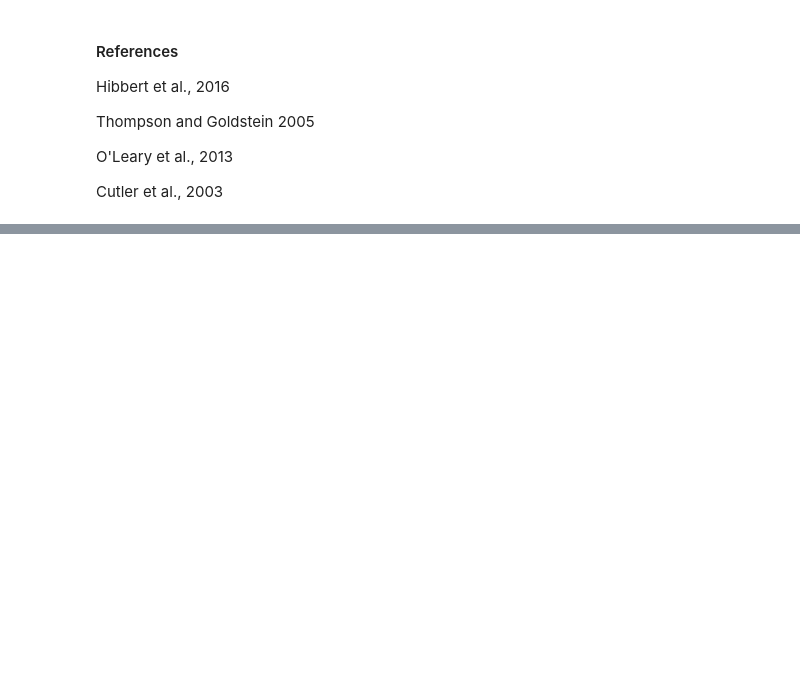
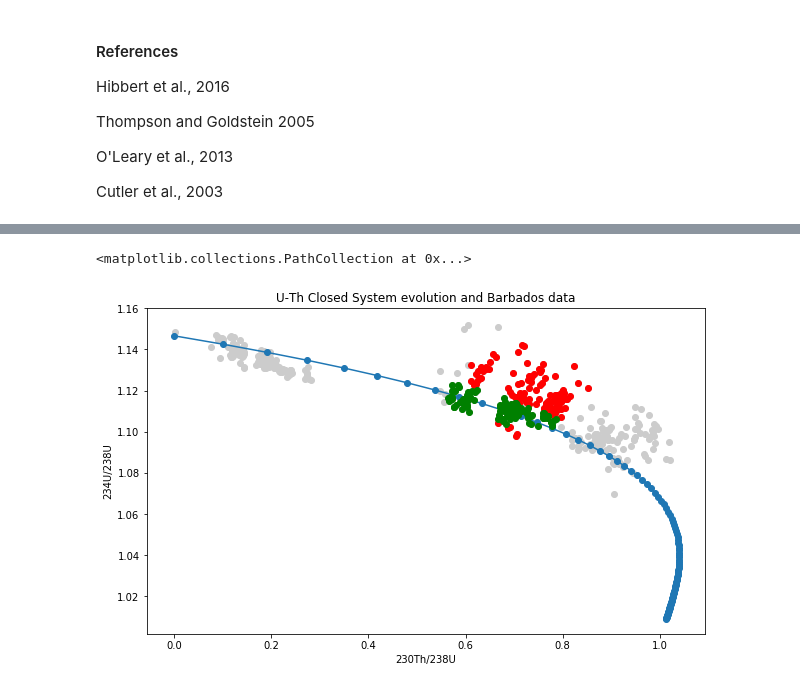
Before and after one commit to mcashman/RCES_FinalProject, a Jupyter notebook: RCES-Final_Project_SLCurve.ipynb, the cells around one changed output, grey strips where cells are left out. Saved outputs shown, nothing was run; the diff lists cells and outputs as text; code cells hidden in the pictures; blank space fills up the shorter version.

```diff
--- a/RCES-Final_Project_SLCurve.ipynb
+++ b/RCES-Final_Project_SLCurve.ipynb
@@ -182,6 +141,0 @@ barbados = barbados[pd.notnull(barbados['conv_age'])]
-# %%
-barbados = barbados.sort_values('age_ka')
-
-#Isolate MIS 5
-barbados_mis5 = barbados[barbados.age_ka >= 75000]
-barbados_mis5 = barbados_mis5[barbados_mis5.age_ka <= 135000]
@@ -329,0 +157,3 @@ barbados_mis5.join(SL)
+# %%
+#Calculate the conventional ages for all barbados samples
+barbados['conv_age'] = conv_age(barbados['Th230_U238_act_ref'].values, barbados['U234_U238_act_ref'].values)
@@ -329,0 +193,5 @@ barbados_mis5.join(SL)
+# %%
+age = [Thompson_age(d, t, x, y) for (d, t, x, y) in zip(*[barbados['d234U_i'], barbados['conv_age'], barbados['Th230_U238_act_ref'], barbados['U234_U238_act_ref']])]
+bindex = barbados.index.tolist()
+barbados['age_ka'] = pd.Series(age, index=bindex)
+barbados['age_ka'] = barbados['age_ka']/1000
@@ -329,0 +204,36 @@ barbados_mis5.join(SL)
+# %%
+#Isolate MIS 5
+barbados_mis5 = barbados[barbados.age_ka >= 75]
+barbados_mis5 = barbados_mis5[barbados_mis5.age_ka <= 135]
+# %%
+U234_U238_ev = []
+for i in range(0, 1000000, 10000):
+    a = ((U234_U238_SW-1)*(np.exp(-L234 * i))+1)
+    U234_U238_ev.append(a)
+
+Th230_U238_ev = []
+for i, j in zip(range(0, 1000000, 10000), U234_U238_ev):
+    b = +(1-(np.exp(-L230*i)))+(L230/(L230-L234))*(j-1)*(1-(np.exp(-(L230-L234)*i)))
+    Th230_U238_ev.append(b)
+
+barbados_closed = barbados_mis5[barbados_mis5.d234U_i > (146.8-8)]
+barbados_closed = barbados_closed[barbados_mis5.d234U_i < (146.8+8)]
+b_open1 = barbados_mis5[barbados_mis5.d234U_i < (146.8-8)]
+b_open2 = barbados_mis5[barbados_mis5.d234U_i > (146.8+8)]
+barbados_open = pd.concat([b_open1, b_open2])
+
+
+#Plotting the closed system
+fig, ax = plt.subplots(figsize=(10, 6))
+ax.plot(Th230_U238_ev, U234_U238_ev, marker='o')
+ax.set_xlabel('230Th/238U')
+ax.set_ylabel('234U/238U')
+ax.set_title('U-Th Closed System evolution and Barbados data')
+
+#Plotting the published values from Hibbert
+ax.scatter(barbados['Th230_U238_act_ref'], barbados['U234_U238_act_ref'], color='0.8', zorder=1)
+ax.scatter(barbados_open['Th230_U238_act_ref'], barbados_open['U234_U238_act_ref'], color='red', zorder=2)
+ax.scatter(barbados_closed['Th230_U238_act_ref'], barbados_closed['U234_U238_act_ref'], color='green', zorder=3)
+# %% [output]
+<matplotlib.collections.PathCollection at 0x...>
+[figure, added]
```
Also changed, not shown: parts of 44 cells of this notebook.
